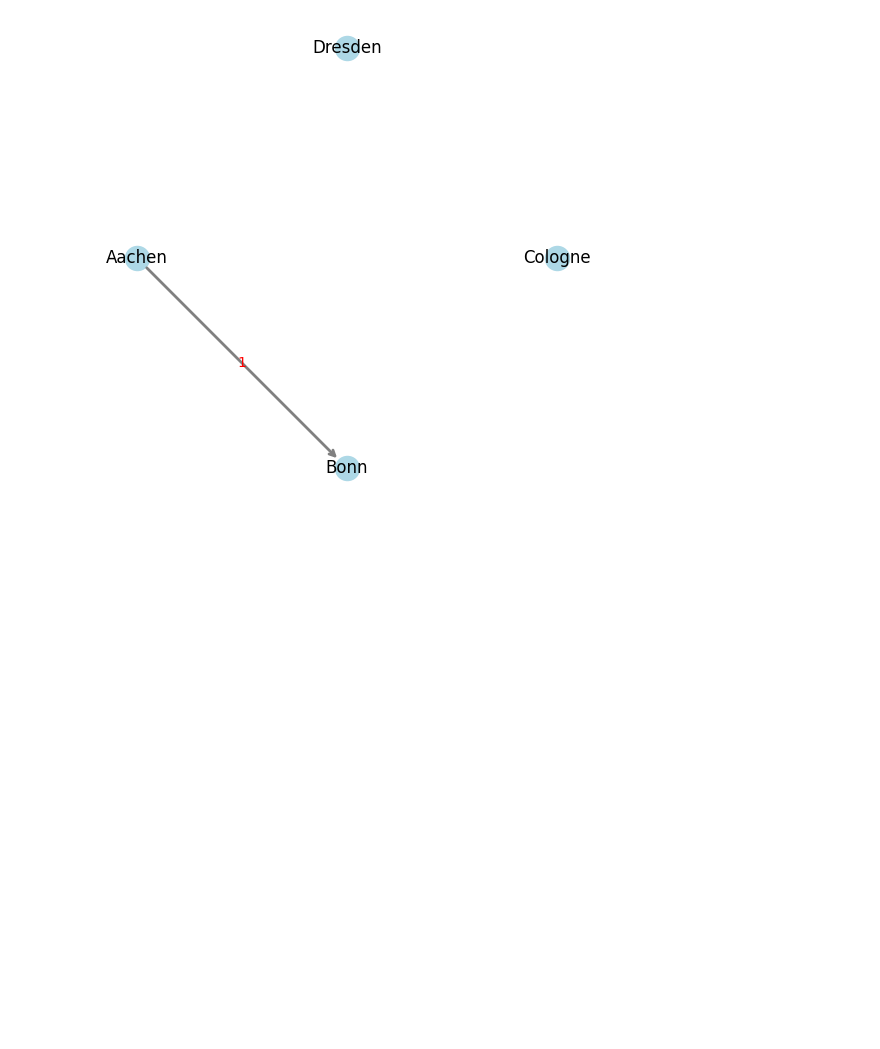
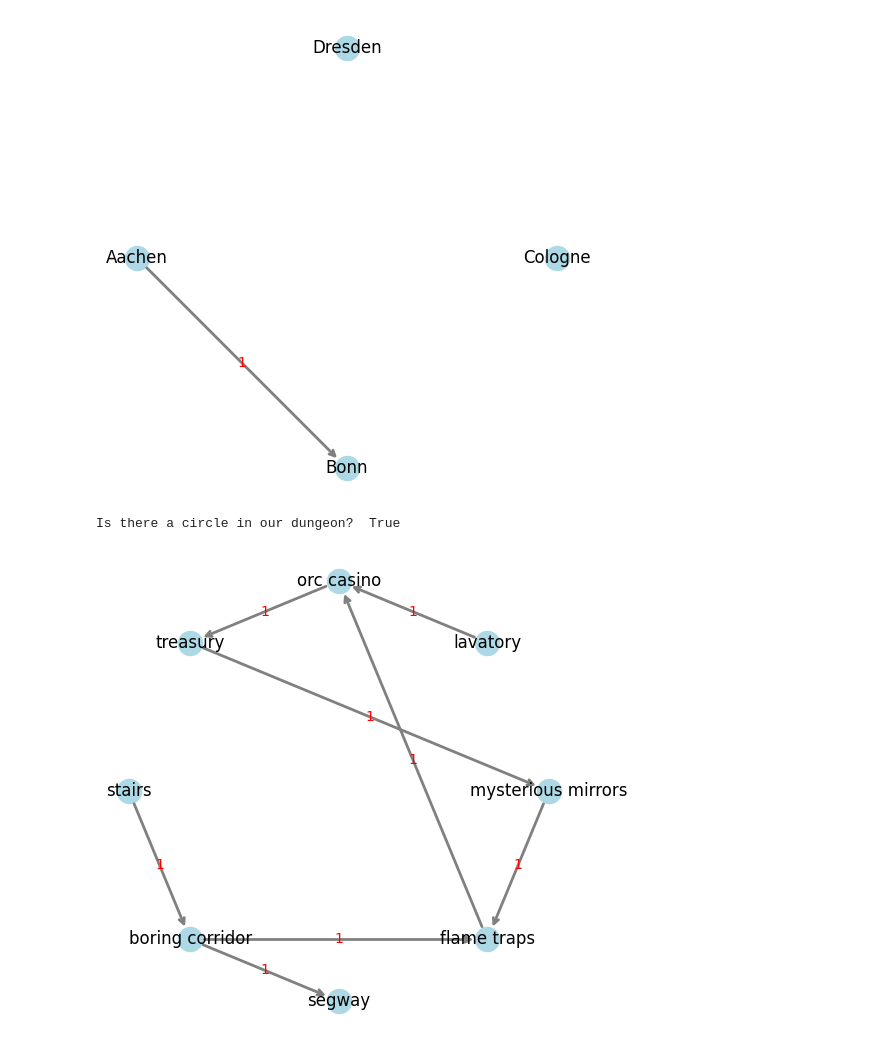
Before and after one commit to SE-6/04_Non-linear_Data_Structures, a Jupyter notebook: 03_Graphs/02_Directed_Graphs.ipynb, the cells around one changed output. Saved outputs shown, nothing was run; the diff lists cells and outputs as text; code cells hidden in the pictures; blank space fills up the shorter version.

Commit message:
cycle detection

```diff
--- a/03_Graphs/02_Directed_Graphs.ipynb
+++ b/03_Graphs/02_Directed_Graphs.ipynb
@@ -42,3 +88,35 @@ draw_graph(dg)
 # %% [output]
 [[0, 1, 0, 0], [0, 0, 0, 0], [0, 0, 0, 0], [0, 0, 0, 0]]
 [figure]
+# %%
+rooms = [
+    "stairs",
+    "boring corridor",
+    "segway",
+    "flame traps",
+    "mysterious mirrors",
+    "lavatory",
+    "orc casino",
+    "treasury",
+]
+
+dungeon = DirectedGraph(rooms)
+dungeon.add_edge("orc casino", "treasury")
+dungeon.add_edge(rooms[5], rooms[6])
+dungeon.add_edge(rooms[3], rooms[6])
+dungeon.add_edge("boring corridor", "flame traps")
+dungeon.add_edge("stairs", "boring corridor")
+dungeon.add_edge("boring corridor", "segway")
+dungeon.add_edge("mysterious mirrors", "flame traps")
+dungeon.add_edge("treasury", "mysterious mirrors")
+
+
+# dungeon.dfs("flame traps")
+# print("----------")
+# dungeon.bfs("flame traps")
+
+print("Is there a circle in our dungeon? ", dungeon.detect_cycle())
+draw_graph(dungeon)
+# %% [output]
+Is there a circle in our dungeon?  True
+[figure, added]
```
Also changed, not shown: parts of 1 cell of this notebook, 2 other files.
